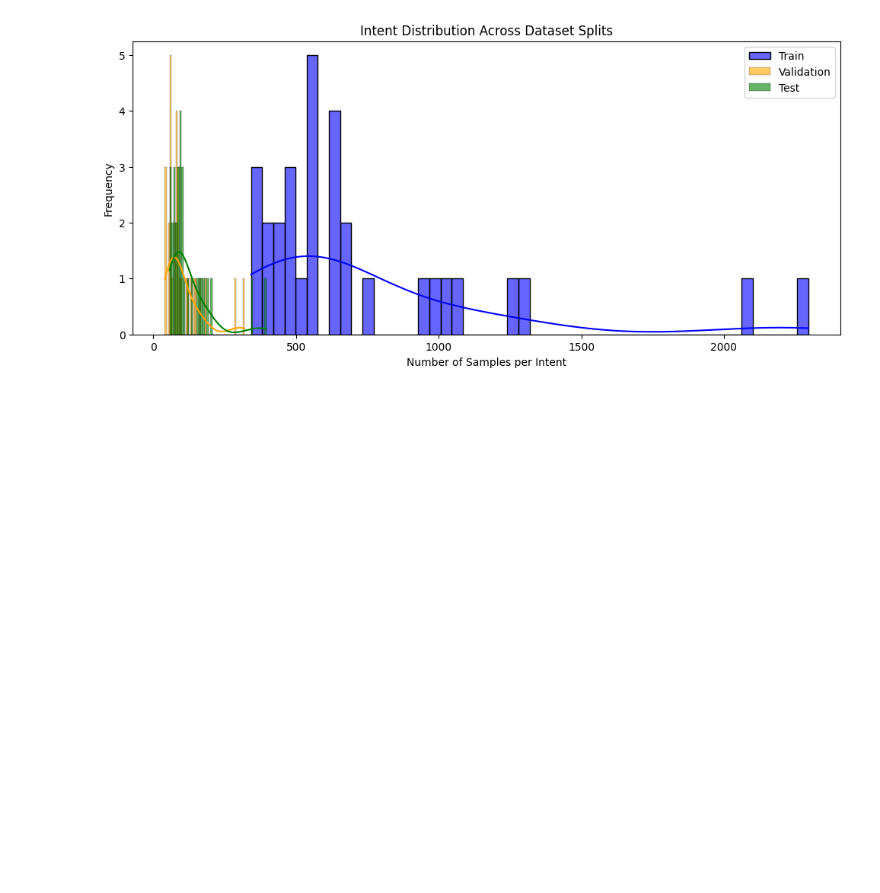
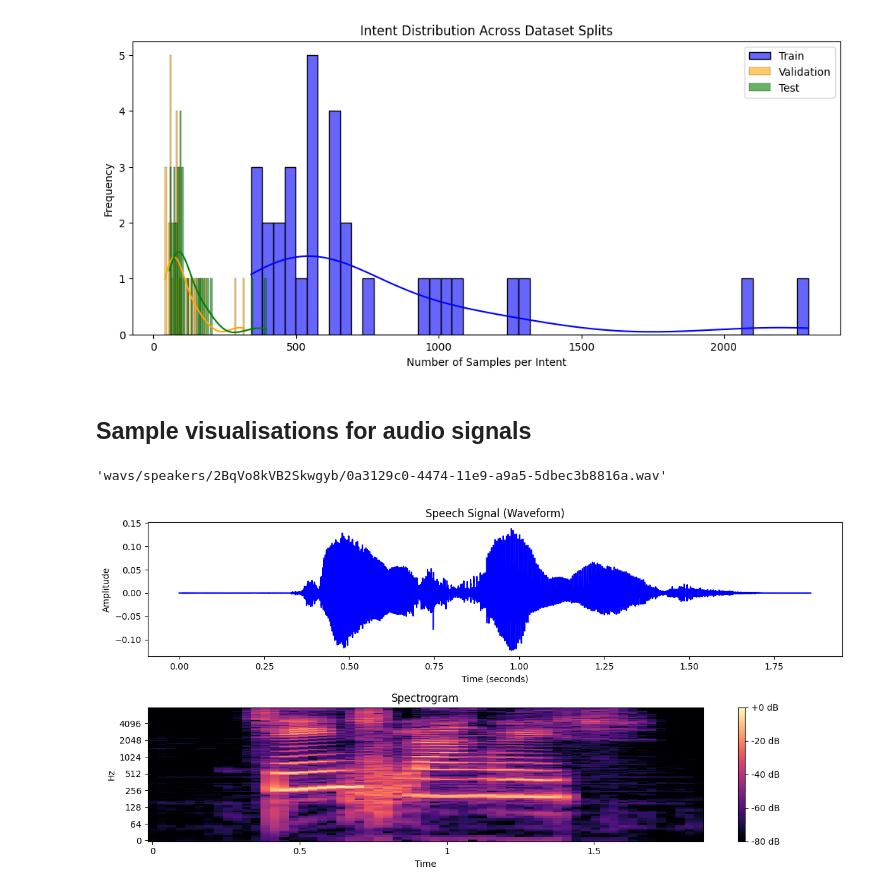
Before and after one commit to Kasuletrevor/Deep_Learning_with_FSC, a Jupyter notebook: eda.ipynb, the cells around one changed output. Saved outputs shown, nothing was run; the diff lists cells and outputs as text; code cells hidden in the pictures; blank space fills up the shorter version.

Commit message:
add Sample visualisations for audio signals  and spectrograms

```diff
--- a/eda.ipynb
+++ b/eda.ipynb
@@ -282,3 +266,36 @@ plt.legend()
 plt.show()
 # %% [output]
 [figure]
+# %% [markdown]
+## Sample visualisations for audio signals
+# %%
+audio_path = train_df["path"].iloc[0]
+
+audio_path
+# %% [output]
+'wavs/speakers/2BqVo8kVB2Skwgyb/0a3129c0-4474-11e9-a9a5-5dbec3b8816a.wav'
+# %%
+y, sr = librosa.load(audio_path, sr=None)
+
+# Create figure
+plt.figure(figsize=(12, 6))
+
+# Plot waveform (speech signal)
+plt.subplot(2, 1, 1)
+plt.plot(np.linspace(0, len(y) / sr, num=len(y)), y, color="blue")
+plt.title("Speech Signal (Waveform)")
+plt.xlabel("Time (seconds)")
+plt.ylabel("Amplitude")
+
+# Generate spectrogram
+plt.subplot(2, 1, 2)
+D = librosa.amplitude_to_db(np.abs(librosa.stft(y)), ref=np.max)
+librosa.display.specshow(D, sr=sr, x_axis="time", y_axis="log", cmap="magma")
+plt.title("Spectrogram")
+plt.colorbar(format="%+2.0f dB")
+
+# Show the plots
+plt.tight_layout()
+plt.show()
+# %% [output]
+[figure, added]
```
Also changed, not shown: parts of 4 cells of this notebook.
